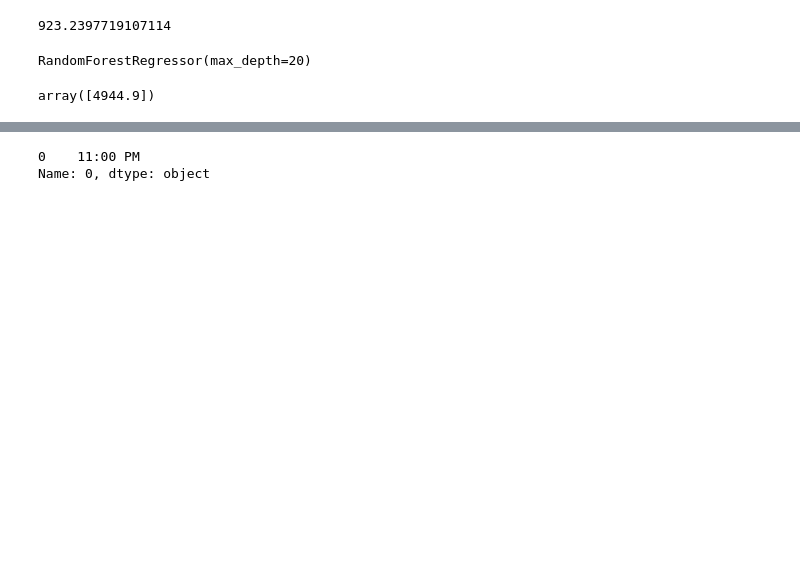
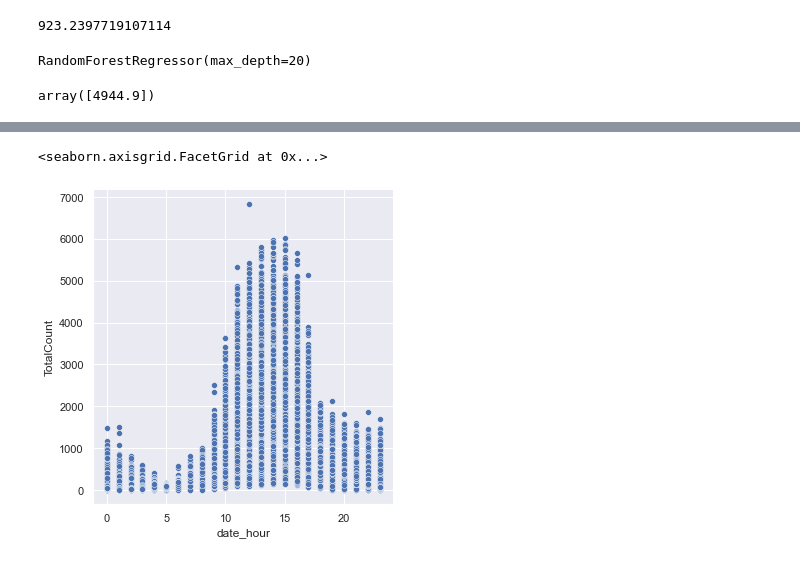
Before and after one commit to shakirmshaker/Streamlit, a Jupyter notebook: Model.ipynb, the cells around one changed output, grey strips where cells are left out. Saved outputs shown, nothing was run; the diff lists cells and outputs as text; code cells hidden in the pictures; blank space fills up the shorter version.

```diff
--- a/Model.ipynb
+++ b/Model.ipynb
@@ -150,14 +150,15 @@ print(prediction)
-# %%
-import datetime
-import time
-
-df = pd.DataFrame(data = [23, 24, 1])
-
-time = datetime.time(23).strftime("%I:00 %p")
-
-hej = pd.DataFrame(data = [time])[0]
-
-print(hej)
-# %% [output]
-0    11:00 PM
-Name: 0, dtype: object
+# %%
+import seaborn as sns
+
+data = pd.read_csv('FinalData.csv')
+chart_data = data[['TotalCount', 'date_hour']]
+
+x = data['date_hour']
+y = data['TotalCount']
+
+sns.set_theme(style="darkgrid")
+
+sns.relplot(x=x, y=y)
+# %% [output]
+<seaborn.axisgrid.FacetGrid at 0x...>
+[figure, added]
```
Also changed, not shown: parts of 1 cell of this notebook, 2 other files.
